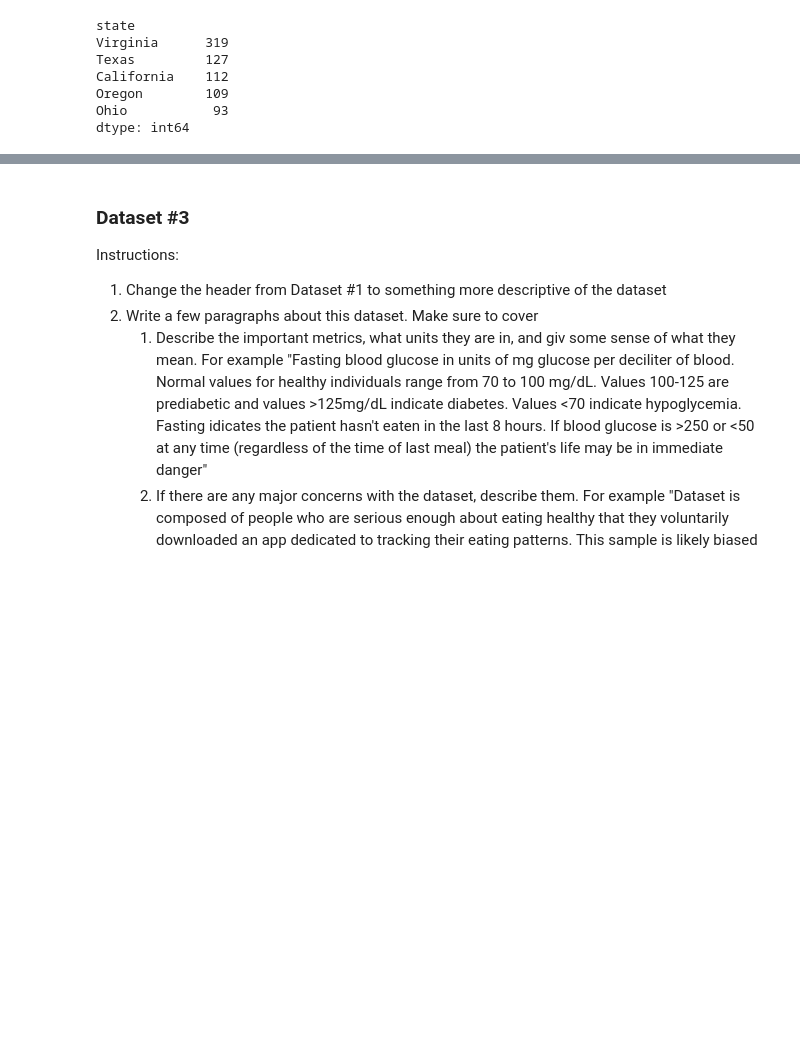
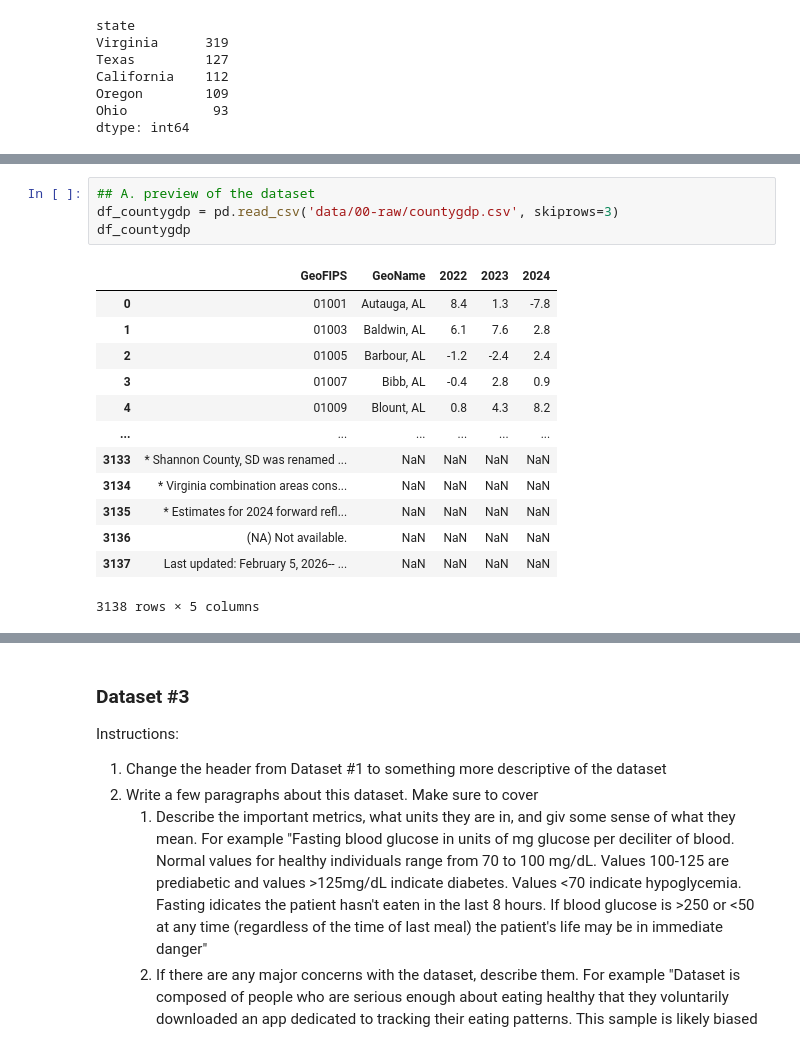
Before and after one commit to COGS108/Group147_WI26, a Jupyter notebook: 01-DataCheckpoint.ipynb, the cells around one changed output, grey strips where cells are left out. Saved outputs shown, nothing was run; the diff lists cells and outputs as text; blank space fills up the shorter version.

```diff
--- a/01-DataCheckpoint.ipynb
+++ b/01-DataCheckpoint.ipynb
@@ -229,0 +266,18 @@ Please note that you can always keep adding more datasets in the future if these
+# %%
+## A. preview of the dataset
+df_countygdp = pd.read_csv('data/00-raw/countygdp.csv', skiprows=3)
+df_countygdp
+# %% [output]
+|  | GeoFIPS | GeoName | 2022 | 2023 | 2024 |
+| 0 | 01001 | Autauga, AL | 8.4 | 1.3 | -7.8 |
+| 1 | 01003 | Baldwin, AL | 6.1 | 7.6 | 2.8 |
+| 2 | 01005 | Barbour, AL | -1.2 | -2.4 | 2.4 |
+| 3 | 01007 | Bibb, AL | -0.4 | 2.8 | 0.9 |
+| 4 | 01009 | Blount, AL | 0.8 | 4.3 | 8.2 |
+| ... | ... | ... | ... | ... | ... |
+| 3133 | * Shannon County, SD was renamed ... | NaN | NaN | NaN | NaN |
+| 3134 | * Virginia combination areas cons... | NaN | NaN | NaN | NaN |
+| 3135 | * Estimates for 2024 forward refl... | NaN | NaN | NaN | NaN |
+| 3136 | (NA) Not available. | NaN | NaN | NaN | NaN |
+| 3137 | Last updated: February 5, 2026-- ... | NaN | NaN | NaN | NaN |
+3138 rows × 5 columns
```
Also changed, not shown: parts of 25 cells of this notebook.
